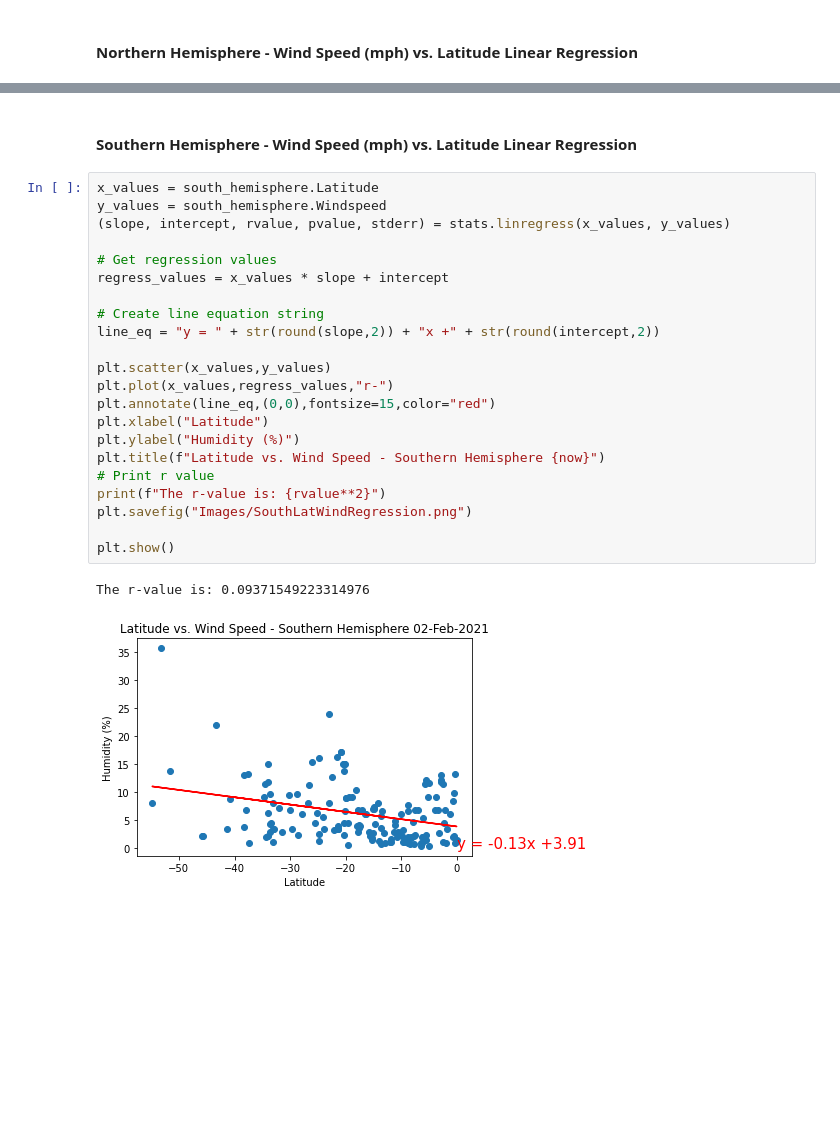
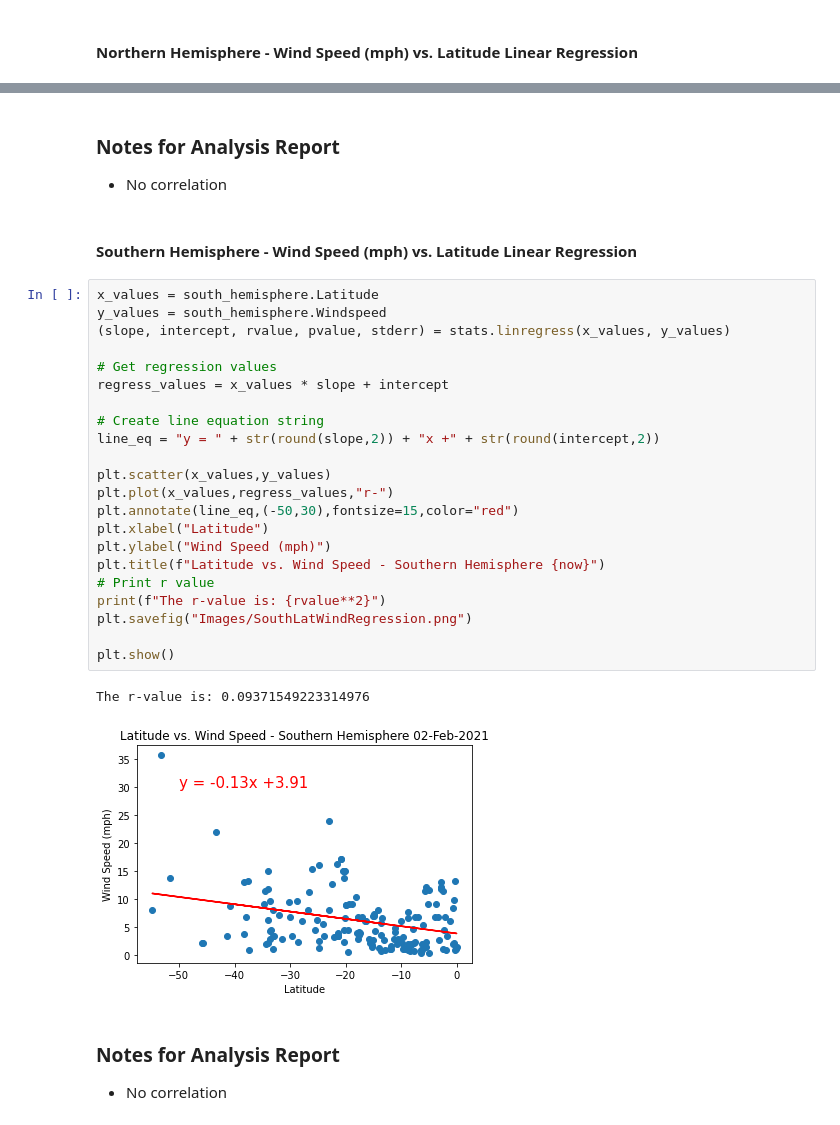
Before and after one commit to bentleyj68/python-api-challenge, a Jupyter notebook: WeatherPy/WeatherPy.ipynb, the cells around one changed output, grey strips where cells are left out. Drawn from its saved outputs; the diff is of its cells as text; blank space fills up the shorter version.

```diff
--- a/WeatherPy/WeatherPy.ipynb
+++ b/WeatherPy/WeatherPy.ipynb
@@ -418,27 +475,33 @@ The r-value is: 0.0011925054214773922
+# %% [markdown]
+### Notes for Analysis Report
+* No correlation
 # %% [markdown]
 ####  Southern Hemisphere - Wind Speed (mph) vs. Latitude Linear Regression
 # %%
 x_values = south_hemisphere.Latitude
 y_values = south_hemisphere.Windspeed
 (slope, intercept, rvalue, pvalue, stderr) = stats.linregress(x_values, y_values)
 
 # Get regression values
 regress_values = x_values * slope + intercept
 
 # Create line equation string
 line_eq = "y = " + str(round(slope,2)) + "x +" + str(round(intercept,2))
 
 plt.scatter(x_values,y_values)
 plt.plot(x_values,regress_values,"r-")
-plt.annotate(line_eq,(0,0),fontsize=15,color="red")
+plt.annotate(line_eq,(-50,30),fontsize=15,color="red")
 plt.xlabel("Latitude")
-plt.ylabel("Humidity (%)")
+plt.ylabel("Wind Speed (mph)")
 plt.title(f"Latitude vs. Wind Speed - Southern Hemisphere {now}")
 # Print r value
 print(f"The r-value is: {rvalue**2}")
 plt.savefig("Images/SouthLatWindRegression.png")
 
 plt.show()
 # %% [output]
 The r-value is: 0.09371549223314976
-[figure, old version]
+[figure, new version]
+# %% [markdown]
+### Notes for Analysis Report
+* No correlation
```
Also changed, not shown: parts of 27 cells of this notebook, 7 other files.
